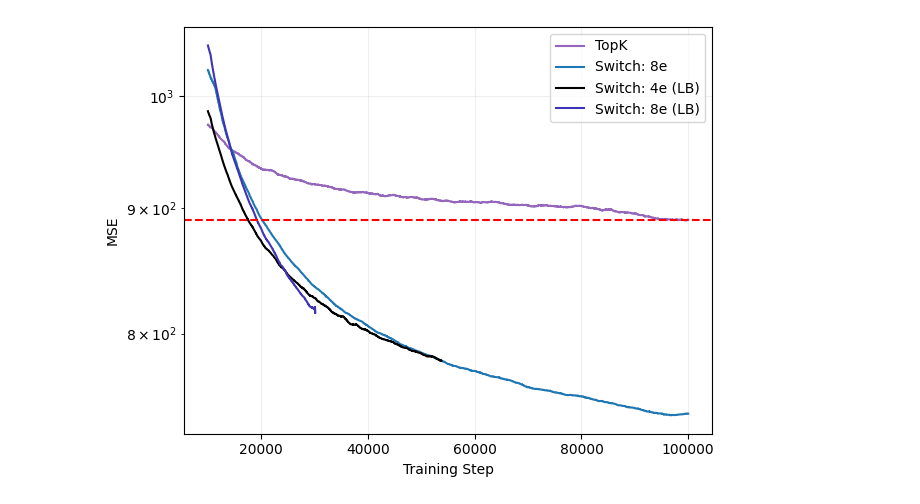
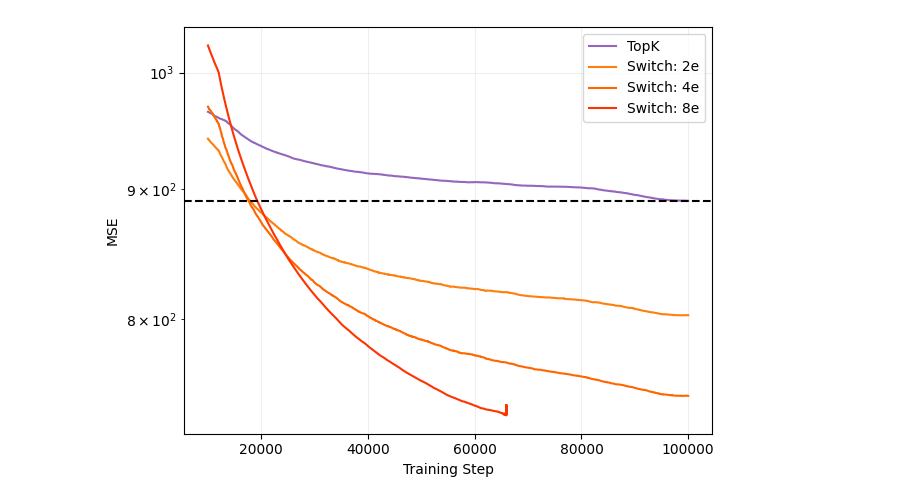
Before and after one commit to amudide/switch_sae, a Jupyter notebook: results/efficiency/efficiency.ipynb, the cells around one changed output. Saved outputs shown, nothing was run; the diff lists cells and outputs as text; code cells hidden in the pictures.

Commit message:
Update efficiency plot (2e, 4e, 8e) lb

```diff
--- a/results/efficiency/efficiency.ipynb
+++ b/results/efficiency/efficiency.ipynb
@@ -25 +17,6 @@ switch8.columns = ['step', 'loss']
+# %%
+switch2lb = switch[['Step', 'swift-bush-9 - SwitchAutoEncoder-1/l2_loss']] ## k = 64
+#switch2lb = switch[['Step', 'restful-pond-10 - SwitchAutoEncoder-0/l2_loss']] ## k = 128
+
+switch2lb.columns = ['step', 'loss']
 # %%
@@ -35,34 +32,33 @@ switch8lb.columns = ['step', 'loss']
 # %%
-topk = topk[topk['step'] > 9999]
-switch8 = switch8[switch8['step'] > 9999]
-switch4lb = switch4lb[switch4lb['step'] > 9999]
-switch8lb = switch8lb[switch8lb['step'] > 9999]
+topk = topk[(topk['step'] > 9999) & (topk['step'] <= 100000)]
+switch2lb = switch2lb[(switch2lb['step'] > 9999) & (switch2lb['step'] <= 100000)]
+switch4lb = switch4lb[(switch4lb['step'] > 9999) & (switch4lb['step'] <= 100000)]
+switch8lb = switch8lb[(switch8lb['step'] > 9999) & (switch8lb['step'] <= 100000)]
 # %%
-topk_smooth = pd.Series(topk['loss']).rolling(window=1000, center=True, min_periods=1).mean()
-switch8_smooth = pd.Series(switch8['loss']).rolling(window=1000, center=True, min_periods=1).mean()
-switch4lb_smooth = pd.Series(switch4lb['loss']).rolling(window=1000, center=True, min_periods=1).mean()
-switch8lb_smooth = pd.Series(switch8lb['loss']).rolling(window=1000, center=True, min_periods=1).mean()
+topk_smooth = pd.Series(topk['loss']).rolling(window=4000, center=True, min_periods=1).mean()
+switch2lb_smooth = pd.Series(switch2lb['loss']).rolling(window=4000, center=True, min_periods=1).mean()
+switch4lb_smooth = pd.Series(switch4lb['loss']).rolling(window=4000, center=True, min_periods=1).mean()
+switch8lb_smooth = pd.Series(switch8lb['loss']).rolling(window=4000, center=True, min_periods=1).mean()
 
 plt.plot(topk['step'], topk_smooth, label='TopK',  color='#9467bd')
-plt.plot(switch8['step'], switch8_smooth, label='Switch: 8e',  color='#1f77b4')
-plt.plot(switch4lb['step'], switch4lb_smooth, label='Switch: 4e (LB)',  color='#000000')
-plt.plot(switch8lb['step'], switch8lb_smooth, label='Switch: 8e (LB)',  color='#3f33b6')
+plt.plot(switch2lb['step'], switch2lb_smooth, label='Switch: 2e',  color='#ff7f0e')
+plt.plot(switch4lb['step'], switch4lb_smooth, label='Switch: 4e',  color='#ff6600')
+plt.plot(switch8lb['step'], switch8lb_smooth, label='Switch: 8e',  color='#ff3300')
 
-plt.axhline(y=list(topk_smooth)[-1], color='r', linestyle='--')
+plt.axhline(y=list(topk_smooth)[-1], color='k', linestyle='--')
 
 #plt.xscale('log')
 plt.yscale('log')
 
 plt.xlabel("Training Step")
 plt.ylabel("MSE")
 
 plt.legend()
 
 plt.grid(True, which="major", ls="-", alpha=0.2)
 
-
 plt.tight_layout()
 plt.savefig("efficiency.png")
 plt.show()
 # %% [output]
-[figure, old version]
+[figure, new version]
```
Also changed, not shown: parts of 5 cells of this notebook, 5 other files.
